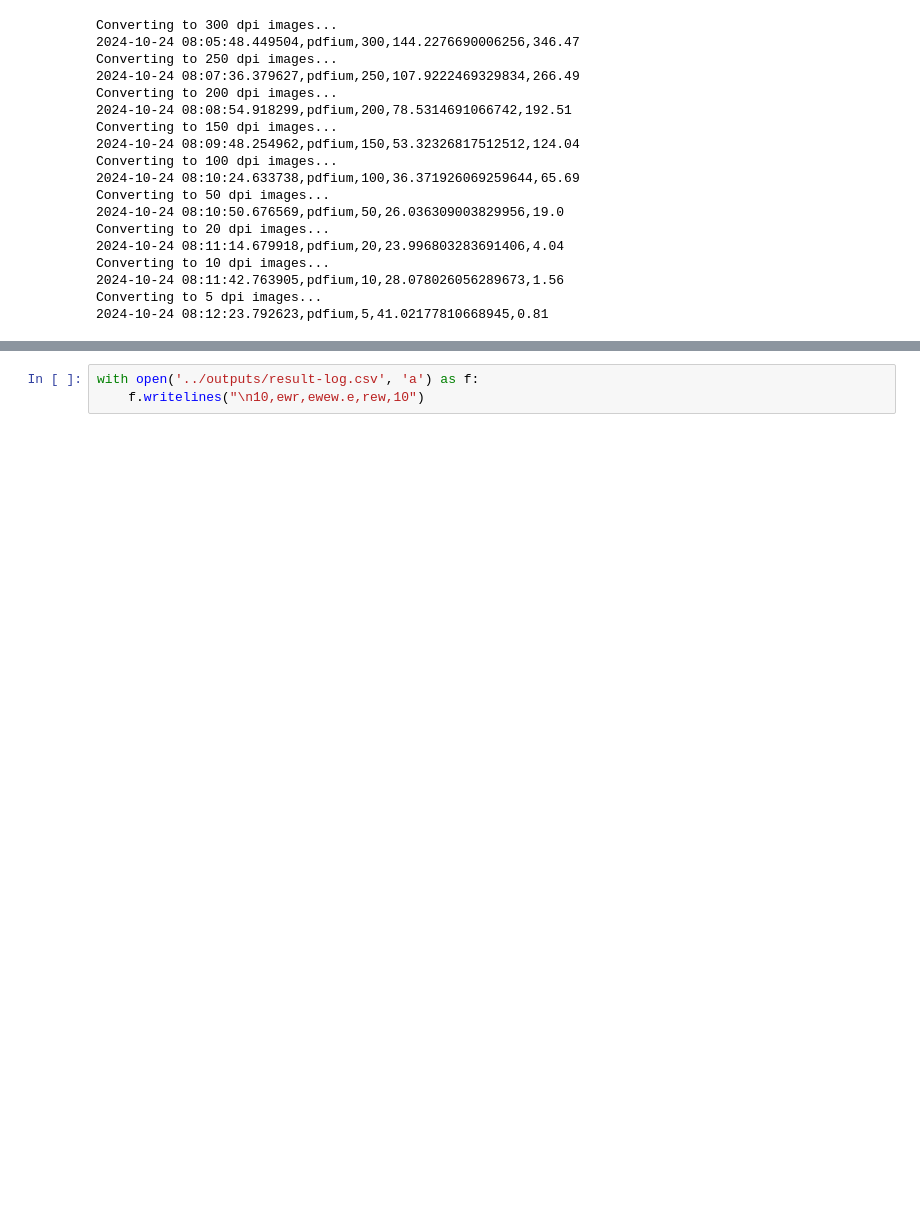
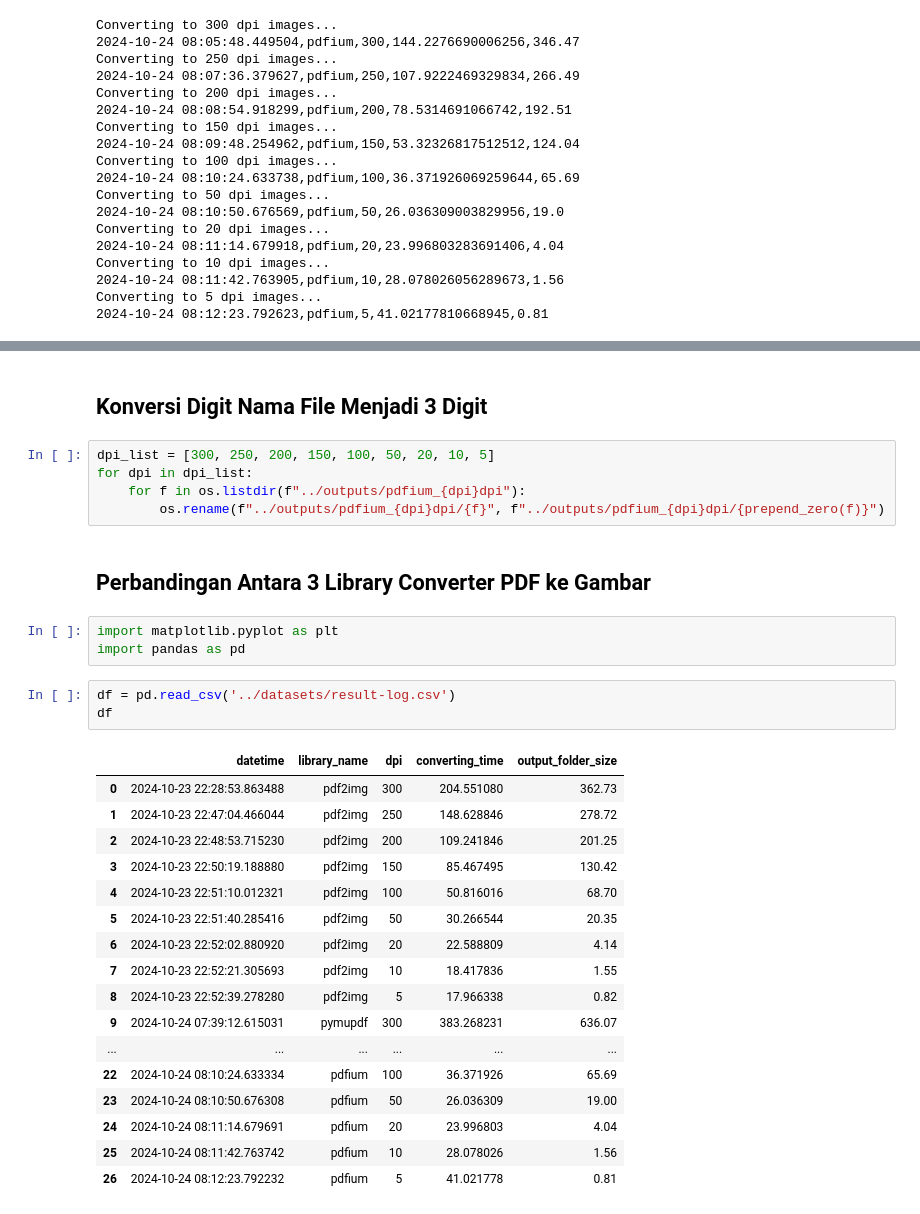
Before and after one commit to rasyidev/print-cost, a Jupyter notebook: notebook/pdf-to-image-converting-research.ipynb, the cells around one changed output, grey strips where cells are left out. Cells and saved outputs as stored; diff of their text form; blank space fills up the shorter version.

```diff
--- a/notebook/pdf-to-image-converting-research.ipynb
+++ b/notebook/pdf-to-image-converting-research.ipynb
@@ -155,3 +146,33 @@ str(datetime.datetime.now())
-# %%
-with open('../outputs/result-log.csv', 'a') as f:
-    f.writelines("\n10,ewr,ewew.e,rew,10")
+# %% [markdown]
+## Konversi Digit Nama File Menjadi 3 Digit
+# %%
+dpi_list = [300, 250, 200, 150, 100, 50, 20, 10, 5]
+for dpi in dpi_list:
+    for f in os.listdir(f"../outputs/pdfium_{dpi}dpi"):
+        os.rename(f"../outputs/pdfium_{dpi}dpi/{f}", f"../outputs/pdfium_{dpi}dpi/{prepend_zero(f)}")
+# %% [markdown]
+## Perbandingan Antara 3 Library Converter PDF ke Gambar
+# %%
+import matplotlib.pyplot as plt
+import pandas as pd
+# %%
+df = pd.read_csv('../datasets/result-log.csv')
+df
+# %% [output]
+|  | datetime | library_name | dpi | converting_time | output_folder_size |
+| 0 | 2024-10-23 22:28:53.863488 | pdf2img | 300 | 204.551080 | 362.73 |
+| 1 | 2024-10-23 22:47:04.466044 | pdf2img | 250 | 148.628846 | 278.72 |
+| 2 | 2024-10-23 22:48:53.715230 | pdf2img | 200 | 109.241846 | 201.25 |
+| 3 | 2024-10-23 22:50:19.188880 | pdf2img | 150 | 85.467495 | 130.42 |
+| 4 | 2024-10-23 22:51:10.012321 | pdf2img | 100 | 50.816016 | 68.70 |
+| 5 | 2024-10-23 22:51:40.285416 | pdf2img | 50 | 30.266544 | 20.35 |
+| 6 | 2024-10-23 22:52:02.880920 | pdf2img | 20 | 22.588809 | 4.14 |
+| 7 | 2024-10-23 22:52:21.305693 | pdf2img | 10 | 18.417836 | 1.55 |
+| 8 | 2024-10-23 22:52:39.278280 | pdf2img | 5 | 17.966338 | 0.82 |
+| 9 | 2024-10-24 07:39:12.615031 | pymupdf | 300 | 383.268231 | 636.07 |
+| ... | ... | ... | ... | ... | ... |
+| 22 | 2024-10-24 08:10:24.633334 | pdfium | 100 | 36.371926 | 65.69 |
+| 23 | 2024-10-24 08:10:50.676308 | pdfium | 50 | 26.036309 | 19.00 |
+| 24 | 2024-10-24 08:11:14.679691 | pdfium | 20 | 23.996803 | 4.04 |
+| 25 | 2024-10-24 08:11:42.763742 | pdfium | 10 | 28.078026 | 1.56 |
+| 26 | 2024-10-24 08:12:23.792232 | pdfium | 5 | 41.021778 | 0.81 |
```
Also changed, not shown: parts of 8 cells of this notebook.
